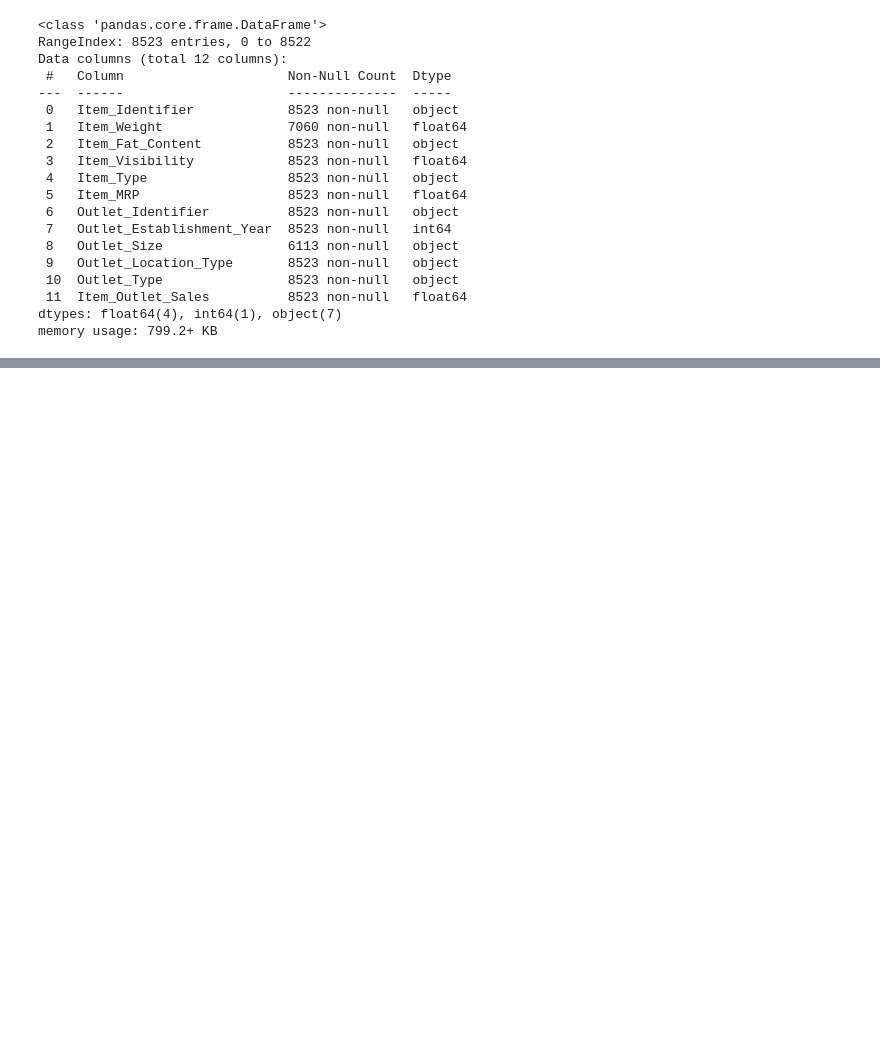
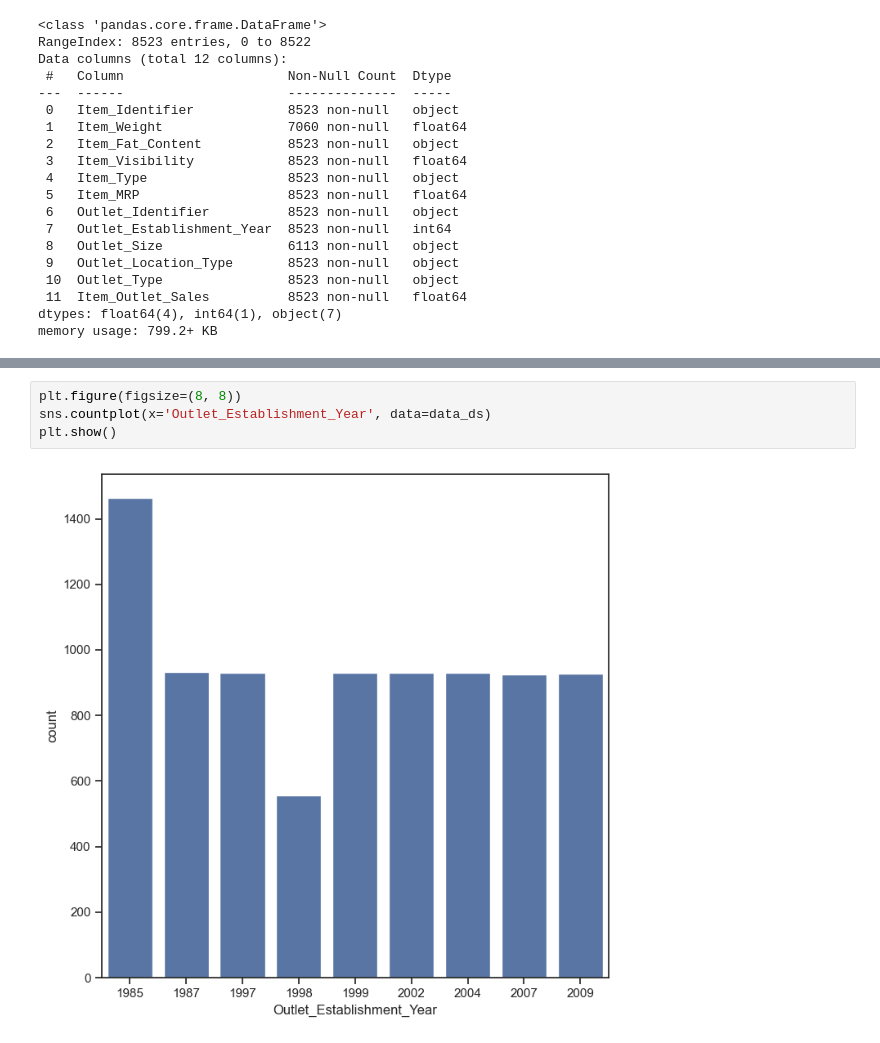
Before and after one commit to engm89/Machine_Learning_Projects, a Jupyter notebook: BigMartSales/main.ipynb, the cells around one changed output, grey strips where cells are left out. Cells and saved outputs as stored; diff of their text form; blank space fills up the shorter version.

```diff
--- a/BigMartSales/main.ipynb
+++ b/BigMartSales/main.ipynb
@@ -70,0 +197,6 @@ memory usage: 799.2+ KB
+# %%
+plt.figure(figsize=(8, 8))
+sns.countplot(x='Outlet_Establishment_Year', data=data_ds)
+plt.show()
+# %% [output]
+[figure, added]
```
Also changed, not shown: parts of 34 cells of this notebook, 3 other files.
